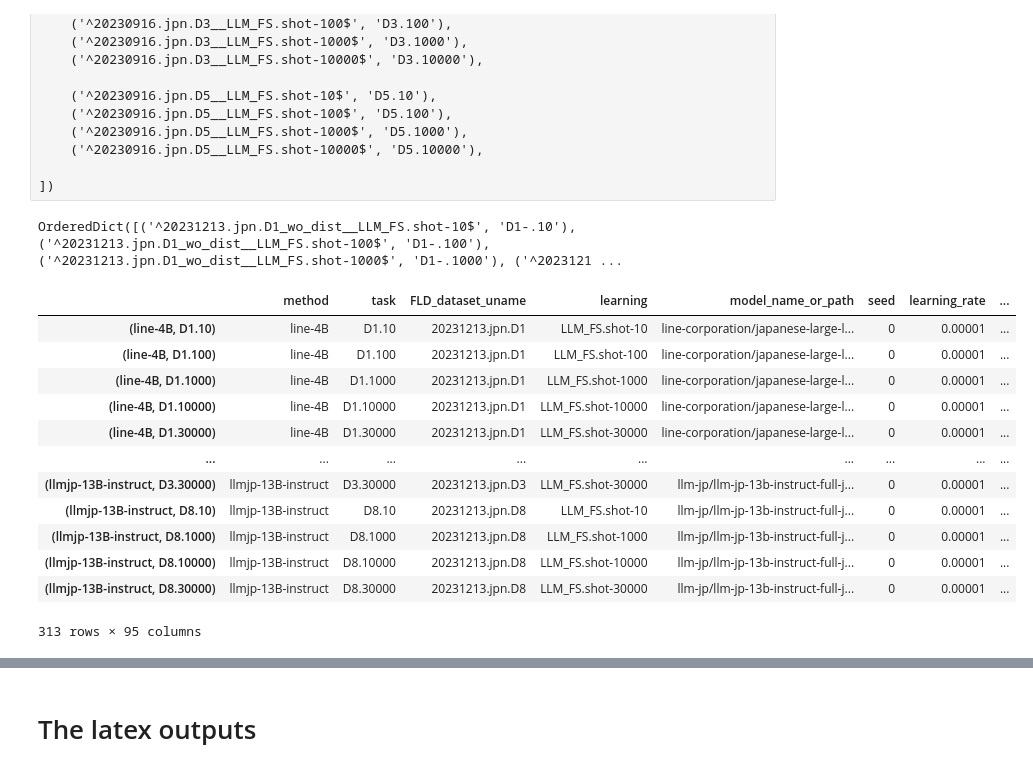
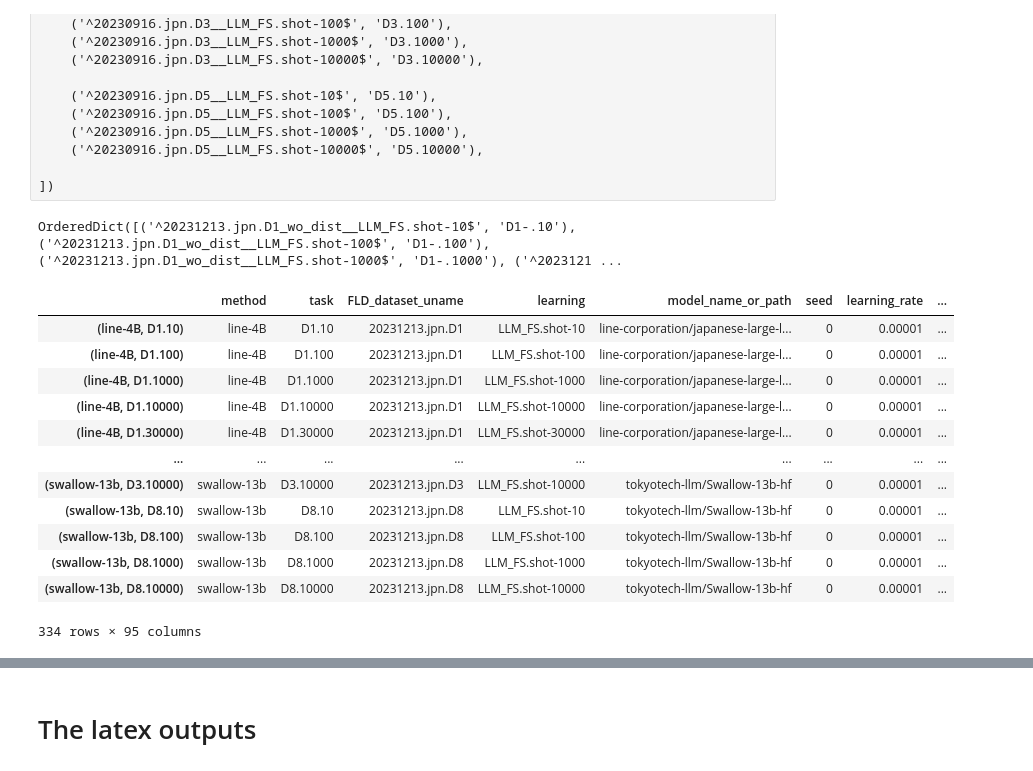
Before and after one commit to hitachi-nlp/FLD-prover, a Jupyter notebook: ipynb/analysis.ipynb, the cells around one changed output, grey strips where cells are left out. Cells and saved outputs as stored; diff of their text form; code cells hidden in the pictures.

Commit message:
[exp] ./outputs/01.train.py/20231213.jpn rerun with swallow

```diff
--- a/ipynb/analysis.ipynb
+++ b/ipynb/analysis.ipynb
@@ -139,6 +139,9 @@ if version == 'NLP_2024':
         ('^pfnet/plamo-13b$', 'plamo-13B'),
         ('^llm-jp/llm-jp-13b-v1.0$', 'llmjp-13B'),
         ('^llm-jp/llm-jp-13b-instruct-full-jaster-v1.0$', 'llmjp-13B-instruct'),
+
+        ('^tokyotech-llm/Swallow-13b-hf$', 'swallow-13b'),
+        ('^tokyotech-llm/Swallow-13b-instruct-hf$', 'swallow-13b'),
     ])
 
     LRATE = 1e-05
@@ -178,6 +181,7 @@ elif version == 'LREC_2024_submission':
         ('^matsuo-lab/weblab-10b-instruction-sft$', 'weblab-10B-instruct'),
 
         ('^pfnet/plamo-13b$', 'plamo-13B'),
+
     ])
 
     LRATE = 1e-05
@@ -310,40 +314,40 @@ task_renames = OrderedDict(
         key = lambda name_rename: name_rename[1]
     )
 )
 print(task_renames)
 df = rename_cells(df, [COL_TASK], task_renames)
 
 TASK_NAMES = [task_name for task_name in task_renames.values()
               if task_name in df[COL_TASK].values]
 for task_name in df[COL_TASK].values:
     if task_name not in TASK_NAMES:
         TASK_NAMES.append(task_name)
 MAJOR_TASK = TASK_NAMES[0]
 
 df = rename_cols(df, METRIC_RENAMES)
 
 df = aggregate(
     df,
     [COL_METHOD, COL_TASK],
-    {metric_name: lambda vals: np.mean(vals) for metric_name in METRIC_NAMES},
+    {metric_name: lambda vals: np.mean([val for val in vals if not isnan(val)]) for metric_name in METRIC_NAMES},
 )
 
 df
 # %% [output]
 OrderedDict([('^20231213.jpn.D1_wo_dist__LLM_FS.shot-10$', 'D1-.10'), ('^20231213.jpn.D1_wo_dist__LLM_FS.shot-100$', 'D1-.100'), ('^20231213.jpn.D1_wo_dist__LLM_FS.shot-1000$', 'D1-.1000'), ('^2023121 ...
 |  | method | task | FLD_dataset_uname | learning | model_name_or_path | seed | learning_rate | ... |
 | (line-4B, D1.10) | line-4B | D1.10 | 20231213.jpn.D1 | LLM_FS.shot-10 | line-corporation/japanese-large-l... | 0 | 0.00001 | ... |
 | (line-4B, D1.100) | line-4B | D1.100 | 20231213.jpn.D1 | LLM_FS.shot-100 | line-corporation/japanese-large-l... | 0 | 0.00001 | ... |
 | (line-4B, D1.1000) | line-4B | D1.1000 | 20231213.jpn.D1 | LLM_FS.shot-1000 | line-corporation/japanese-large-l... | 0 | 0.00001 | ... |
 | (line-4B, D1.10000) | line-4B | D1.10000 | 20231213.jpn.D1 | LLM_FS.shot-10000 | line-corporation/japanese-large-l... | 0 | 0.00001 | ... |
 | (line-4B, D1.30000) | line-4B | D1.30000 | 20231213.jpn.D1 | LLM_FS.shot-30000 | line-corporation/japanese-large-l... | 0 | 0.00001 | ... |
 | ... | ... | ... | ... | ... | ... | ... | ... | ... |
-| (llmjp-13B-instruct, D3.30000) | llmjp-13B-instruct | D3.30000 | 20231213.jpn.D3 | LLM_FS.shot-30000 | llm-jp/llm-jp-13b-instruct-full-j... | 0 | 0.00001 | ... |
-| (llmjp-13B-instruct, D8.10) | llmjp-13B-instruct | D8.10 | 20231213.jpn.D8 | LLM_FS.shot-10 | llm-jp/llm-jp-13b-instruct-full-j... | 0 | 0.00001 | ... |
-| (llmjp-13B-instruct, D8.1000) | llmjp-13B-instruct | D8.1000 | 20231213.jpn.D8 | LLM_FS.shot-1000 | llm-jp/llm-jp-13b-instruct-full-j... | 0 | 0.00001 | ... |
-| (llmjp-13B-instruct, D8.10000) | llmjp-13B-instruct | D8.10000 | 20231213.jpn.D8 | LLM_FS.shot-10000 | llm-jp/llm-jp-13b-instruct-full-j... | 0 | 0.00001 | ... |
-| (llmjp-13B-instruct, D8.30000) | llmjp-13B-instruct | D8.30000 | 20231213.jpn.D8 | LLM_FS.shot-30000 | llm-jp/llm-jp-13b-instruct-full-j... | 0 | 0.00001 | ... |
+| (swallow-13b, D3.10000) | swallow-13b | D3.10000 | 20231213.jpn.D3 | LLM_FS.shot-10000 | tokyotech-llm/Swallow-13b-hf | 0 | 0.00001 | ... |
+| (swallow-13b, D8.10) | swallow-13b | D8.10 | 20231213.jpn.D8 | LLM_FS.shot-10 | tokyotech-llm/Swallow-13b-hf | 0 | 0.00001 | ... |
+| (swallow-13b, D8.100) | swallow-13b | D8.100 | 20231213.jpn.D8 | LLM_FS.shot-100 | tokyotech-llm/Swallow-13b-hf | 0 | 0.00001 | ... |
+| (swallow-13b, D8.1000) | swallow-13b | D8.1000 | 20231213.jpn.D8 | LLM_FS.shot-1000 | tokyotech-llm/Swallow-13b-hf | 0 | 0.00001 | ... |
+| (swallow-13b, D8.10000) | swallow-13b | D8.10000 | 20231213.jpn.D8 | LLM_FS.shot-10000 | tokyotech-llm/Swallow-13b-hf | 0 | 0.00001 | ... |
-313 rows × 95 columns
+334 rows × 95 columns
 # %%
 task_dfs: Dict[str, pd.DataFrame] = OrderedDict()
 for task_name in TASK_NAMES:
```
Also changed, not shown: parts of 7 cells of this notebook.
